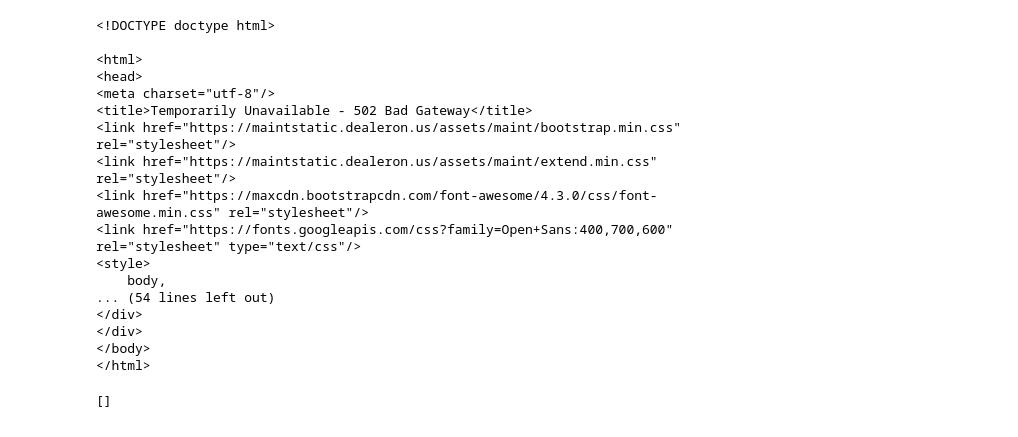
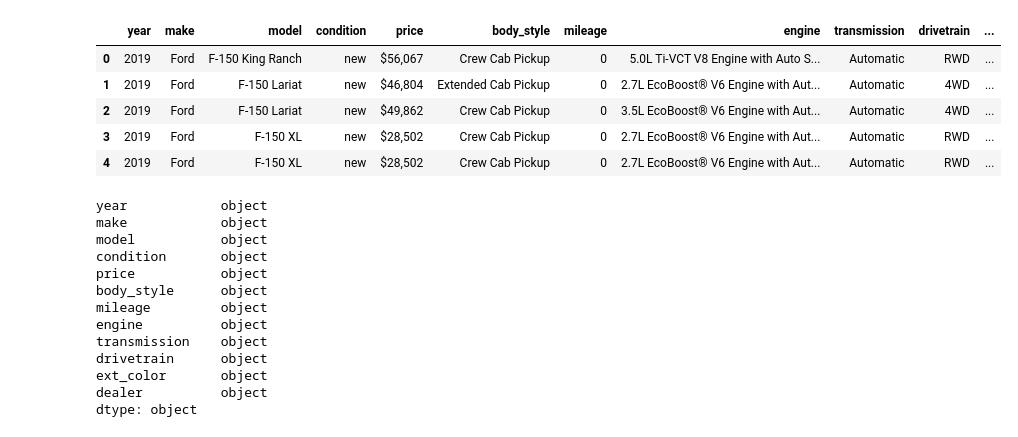
Before and after one commit to matthewzapata/vehicle_prices, a Jupyter notebook: testing_acquire_functions.ipynb, the cells around one changed output. Drawn from its saved outputs; the diff is of its cells as text; code cells hidden in the pictures.

Commit message:
Complete code to scrape data from ford dealerships Need to add ability to go to next page. Need to add other dealerships.

```diff
--- a/testing_acquire_functions.ipynb
+++ b/testing_acquire_functions.ipynb
@@ -13,3 +9,9 @@ model = 'F-150'
+# %%
+new_or_used = 'all'
+year = '2019'
+make = 'Ford'
+model = 'F-150'
+domain_list = ['mccombsfordwest.com', 'jordanford.net', 'southwayford.com']
 # %%
 dataframes_of_dealership_data = {}
 for domain in domain_list:
@@ -74,29 +57,27 @@ soup = BeautifulSoup(response.content, 'html.parser')
-# %%
-soup
-# %% [output]
-<!DOCTYPE doctype html>
-
-<html>
-<head>
-<meta charset="utf-8"/>
-<title>Temporarily Unavailable - 502 Bad Gateway</title>
-<link href="https://maintstatic.dealeron.us/assets/maint/bootstrap.min.css" rel="stylesheet"/>
-<link href="https://maintstatic.dealeron.us/assets/maint/extend.min.css" rel="stylesheet"/>
-<link href="https://maxcdn.bootstrapcdn.com/font-awesome/4.3.0/css/font-awesome.min.css" rel="stylesheet"/>
-<link href="https://fonts.googleapis.com/css?family=Open+Sans:400,700,600" rel="stylesheet" type="text/css"/>
-<style>
-    body,
-... (54 lines left out)
-</div>
-</div>
-</body>
-</html>
-# %%
-vehicle_titles = soup.find_all('div', class_='row vehicleTitleContainer visible-xs')
-
-vehicle_titles_list = []
-for vehicle_title in vehicle_titles:
-    vehicle_titles_list.append(vehicle_title.text.strip())
-vehicle_titles_list
-# %% [output]
-[]
+# %%
+df = pd.concat(dataframes_of_dealership_data.values(), ignore_index=True)
+# %%
+df.head()
+# %% [output]
+|  | year | make | model | condition | price | body_style | mileage | engine | transmission | drivetrain | ... |
+| 0 | 2019 | Ford | F-150 King Ranch | new | $56,067 | Crew Cab Pickup | 0 | 5.0L Ti-VCT V8 Engine with Auto S... | Automatic | RWD | ... |
+| 1 | 2019 | Ford | F-150 Lariat | new | $46,804 | Extended Cab Pickup | 0 | 2.7L EcoBoost® V6 Engine with Aut... | Automatic | 4WD | ... |
+| 2 | 2019 | Ford | F-150 Lariat | new | $49,862 | Crew Cab Pickup | 0 | 3.5L EcoBoost® V6 Engine with Aut... | Automatic | 4WD | ... |
+| 3 | 2019 | Ford | F-150 XL | new | $28,502 | Crew Cab Pickup | 0 | 2.7L EcoBoost® V6 Engine with Aut... | Automatic | RWD | ... |
+| 4 | 2019 | Ford | F-150 XL | new | $28,502 | Crew Cab Pickup | 0 | 2.7L EcoBoost® V6 Engine with Aut... | Automatic | RWD | ... |
+# %%
+df.dtypes
+# %% [output]
+year            object
+make            object
+model           object
+condition       object
+price           object
+body_style      object
+mileage         object
+engine          object
+transmission    object
+drivetrain      object
+ext_color       object
+dealer          object
+dtype: object
```
Also changed, not shown: parts of 18 cells of this notebook, 2 other files.
